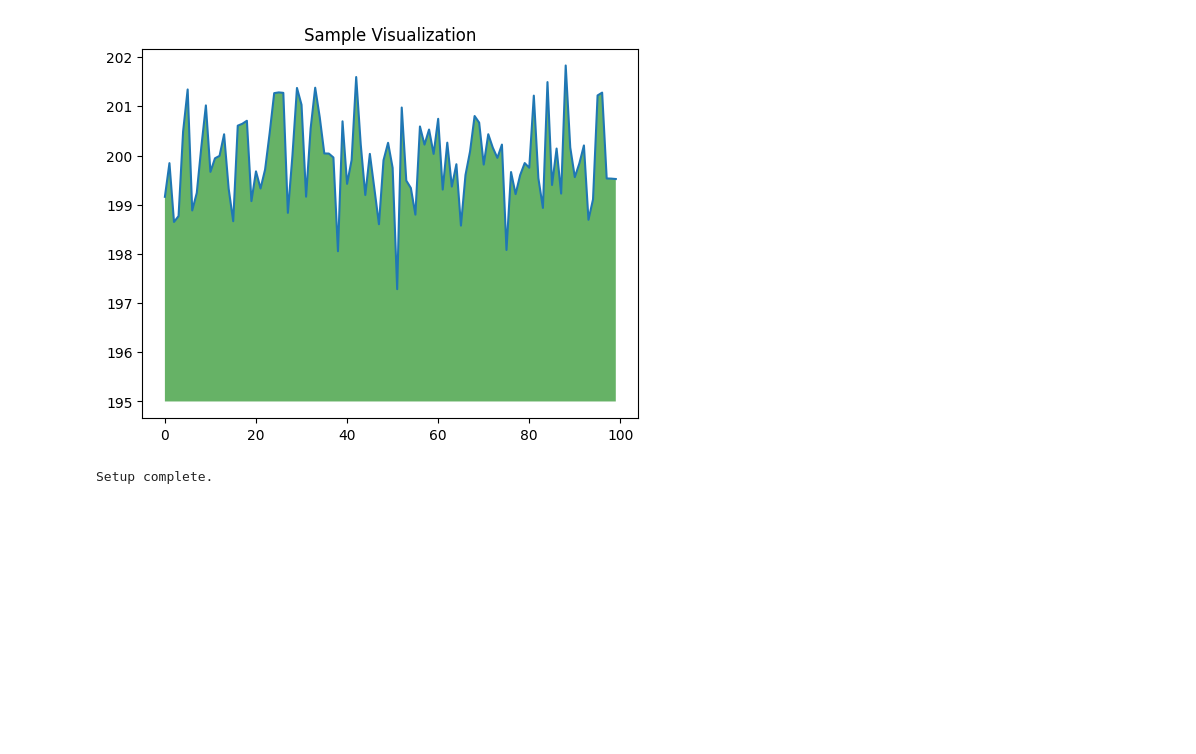
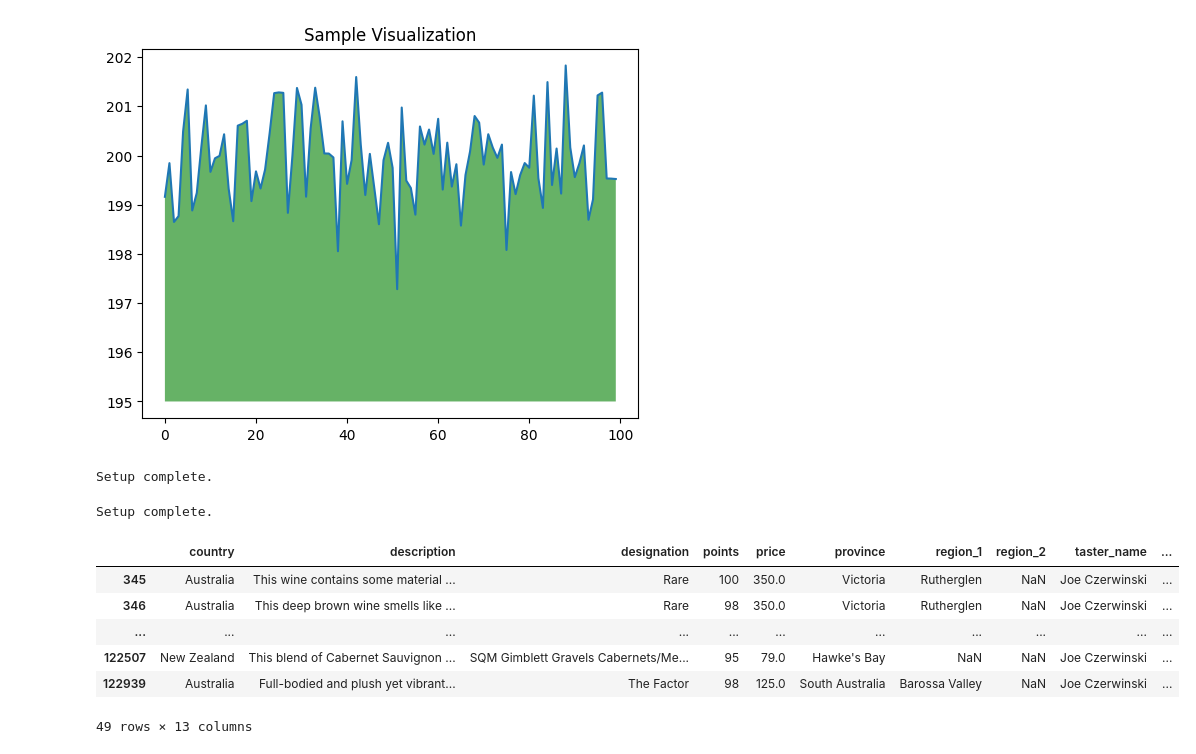
Before and after one commit to DI21V7X323/khaikhoangdulieu, a Jupyter notebook: baitap1.ipynb, the cells around one changed output. Drawn from its saved outputs; the diff is of its cells as text; code cells hidden in the pictures; blank space fills up the shorter version.

```diff
--- a/baitap1.ipynb
+++ b/baitap1.ipynb
@@ -31,3 +31,39 @@ pd.set_option("display.max_rows", 5)
 print("Setup complete.")
 # %% [output]
 Setup complete.
+# %%
+import pandas as pd
+reviews = pd.read_csv("https://raw.githubusercontent.com/ltdaovn/dataset/master/wine-reviews/winemag-data-130k-v2.csv", index_col=0)
+pd.set_option("display.max_rows", 5)
+print("Setup complete.")
+desc = reviews.description
+first_description = reviews.description.iloc[0]
+first_description
+first_row = reviews.iloc[0]
+first_row
+first_descriptions = reviews.description.iloc[:10]
+first_descriptions
+sample_reviews = reviews.iloc[[1,2,3,5,8]]
+sample_reviews
+cols = ['country', 'province', 'region_1', 'region_2']
+indices = [0, 1, 10, 100]
+df = reviews.loc[indices, cols]
+df
+cols = ['country', 'variety']
+df = reviews.loc[:99, cols]
+df
+italian_wines = reviews[reviews.country == 'Italy']
+italian_wines
+top_oceania_wines = reviews.loc[
+ (reviews.country.isin(['Australia','New Zealand']))
+ & (reviews.points >= 95)]
+top_oceania_wines
+# %% [output]
+Setup complete.
+|  | country | description | designation | points | price | province | region_1 | region_2 | taster_name | ... |
+| 345 | Australia | This wine contains some material ... | Rare | 100 | 350.0 | Victoria | Rutherglen | NaN | Joe Czerwinski | ... |
+| 346 | Australia | This deep brown wine smells like ... | Rare | 98 | 350.0 | Victoria | Rutherglen | NaN | Joe Czerwinski | ... |
+| ... | ... | ... | ... | ... | ... | ... | ... | ... | ... | ... |
+| 122507 | New Zealand | This blend of Cabernet Sauvignon ... | SQM Gimblett Gravels Cabernets/Me... | 95 | 79.0 | Hawke's Bay | NaN | NaN | Joe Czerwinski | ... |
+| 122939 | Australia | Full-bodied and plush yet vibrant... | The Factor | 98 | 125.0 | South Australia | Barossa Valley | NaN | Joe Czerwinski | ... |
+49 rows × 13 columns
```
